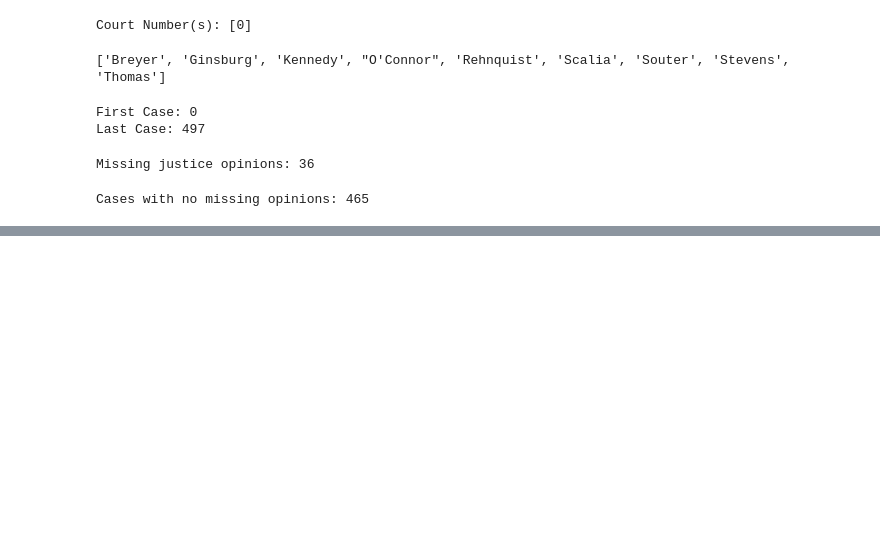
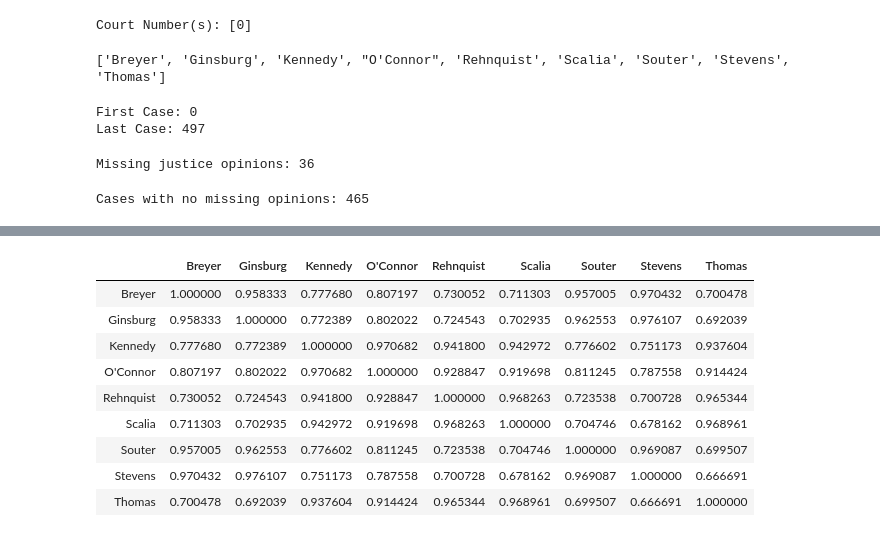
Before and after one commit to wplam107/scotus_rulings, a Jupyter notebook: prediction_notebook.ipynb, the cells around one changed output, grey strips where cells are left out. Drawn from its saved outputs; the diff is of its cells as text; code cells hidden in the pictures; blank space fills up the shorter version.

```diff
--- a/prediction_notebook.ipynb
+++ b/prediction_notebook.ipynb
@@ -145,0 +88,11 @@ array([1, 1, 1, 1, 1, 1, 1, 1, 1, 1, 1, 0, 1, 0, 1, 1, 1, 1, 0, 1, 0, 1])
+# %%
+justice_preds = {}
+for justice in rehn_court:
+    y_preds = list(predict_cases(current_df, justice))
+    y_true = list(current_df.loc[justice])
+    justice_preds[justice] = y_preds
+    print('Justice:', justice)
+    print('-'*30)
+    print('F1-Score:', f1_score(y_true, y_preds, average='weighted'))
+    print('Accuracy:', accuracy_score(y_true, y_preds))
+    print('-'*30)
@@ -145,0 +127,9 @@ array([1, 1, 1, 1, 1, 1, 1, 1, 1, 1, 1, 0, 1, 0, 1, 1, 1, 1, 0, 1, 0, 1])
+# %%
+pred_sim = pd.DataFrame(index=current_df.index, columns=current_df.index)
+for justice1 in list(current_df.index):
+    sim = []
+    for justice2 in list(current_df.index):
+        X = np.array(justice_preds[justice1]).reshape(1,len(justice_preds[justice1]))
+        Y = np.array(justice_preds[justice2]).reshape(1,len(justice_preds[justice2]))
+        sim.append(float(cosine_similarity(X, Y)))
+    pred_sim[justice1] = sim
@@ -145,0 +226,13 @@ array([1, 1, 1, 1, 1, 1, 1, 1, 1, 1, 1, 0, 1, 0, 1, 1, 1, 1, 0, 1, 0, 1])
+# %%
+pred_sim
+# %% [output]
+|  | Breyer | Ginsburg | Kennedy | O'Connor | Rehnquist | Scalia | Souter | Stevens | Thomas |
+| Breyer | 1.000000 | 0.958333 | 0.777680 | 0.807197 | 0.730052 | 0.711303 | 0.957005 | 0.970432 | 0.700478 |
+| Ginsburg | 0.958333 | 1.000000 | 0.772389 | 0.802022 | 0.724543 | 0.702935 | 0.962553 | 0.976107 | 0.692039 |
+| Kennedy | 0.777680 | 0.772389 | 1.000000 | 0.970682 | 0.941800 | 0.942972 | 0.776602 | 0.751173 | 0.937604 |
+| O'Connor | 0.807197 | 0.802022 | 0.970682 | 1.000000 | 0.928847 | 0.919698 | 0.811245 | 0.787558 | 0.914424 |
+| Rehnquist | 0.730052 | 0.724543 | 0.941800 | 0.928847 | 1.000000 | 0.968263 | 0.723538 | 0.700728 | 0.965344 |
+| Scalia | 0.711303 | 0.702935 | 0.942972 | 0.919698 | 0.968263 | 1.000000 | 0.704746 | 0.678162 | 0.968961 |
+| Souter | 0.957005 | 0.962553 | 0.776602 | 0.811245 | 0.723538 | 0.704746 | 1.000000 | 0.969087 | 0.699507 |
+| Stevens | 0.970432 | 0.976107 | 0.751173 | 0.787558 | 0.700728 | 0.678162 | 0.969087 | 1.000000 | 0.666691 |
+| Thomas | 0.700478 | 0.692039 | 0.937604 | 0.914424 | 0.965344 | 0.968961 | 0.699507 | 0.666691 | 1.000000 |
```
Also changed, not shown: parts of 19 cells of this notebook, 2 other files.
